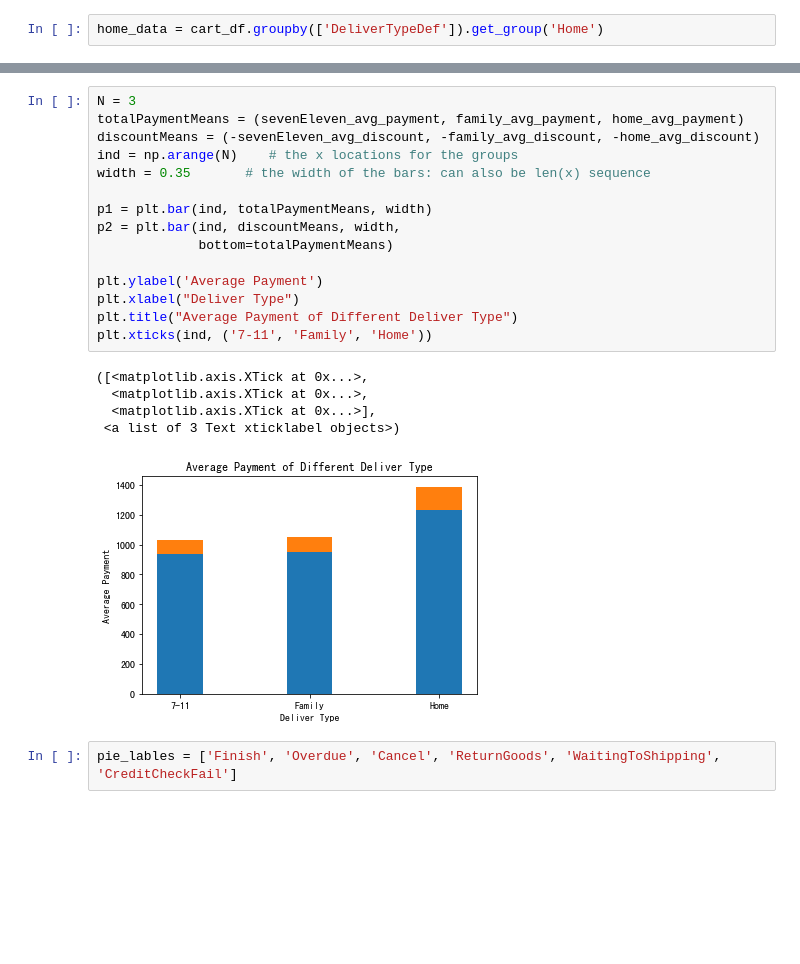
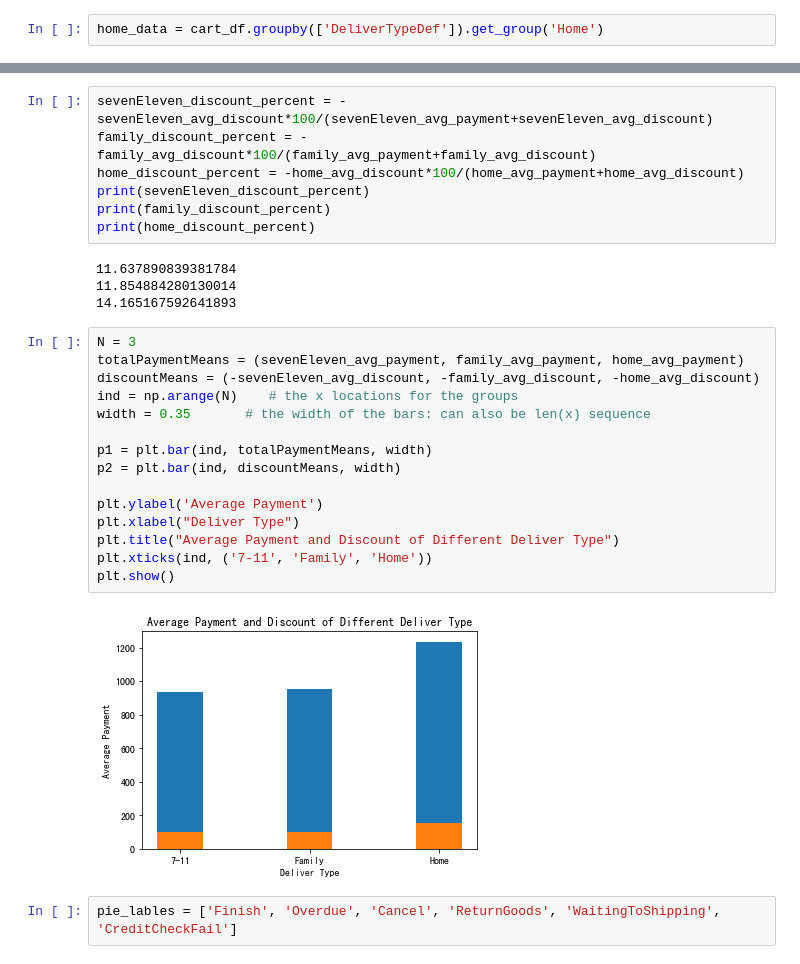
Before and after one commit to hsiehkl/NTU-CSX-Project, a Jupyter notebook: week_3/week3_HW.ipynb, the cells around one changed output, grey strips where cells are left out. Saved outputs shown, nothing was run; the diff lists cells and outputs as text; blank space fills up the shorter version.

```diff
--- a/week_3/week3_HW.ipynb
+++ b/week_3/week3_HW.ipynb
@@ -125,27 +131,34 @@ Cancel                8419
 CreditCheckFail        151
 WaitingToShipping        6
 Name: StatusDef, dtype: int64
+# %%
+sevenEleven_discount_percent = -sevenEleven_avg_discount*100/(sevenEleven_avg_payment+sevenEleven_avg_discount)
+family_discount_percent = -family_avg_discount*100/(family_avg_payment+family_avg_discount)
+home_discount_percent = -home_avg_discount*100/(home_avg_payment+home_avg_discount)
+print(sevenEleven_discount_percent)
+print(family_discount_percent)
+print(home_discount_percent)
+# %% [output]
+11.637890839381784
+11.854884280130014
+14.165167592641893
 # %%
 N = 3
 totalPaymentMeans = (sevenEleven_avg_payment, family_avg_payment, home_avg_payment)
 discountMeans = (-sevenEleven_avg_discount, -family_avg_discount, -home_avg_discount)
 ind = np.arange(N)    # the x locations for the groups
 width = 0.35       # the width of the bars: can also be len(x) sequence
 
 p1 = plt.bar(ind, totalPaymentMeans, width)
-p2 = plt.bar(ind, discountMeans, width,
-             bottom=totalPaymentMeans)
+p2 = plt.bar(ind, discountMeans, width)
 
 plt.ylabel('Average Payment')
 plt.xlabel("Deliver Type")
-plt.title("Average Payment of Different Deliver Type")
+plt.title("Average Payment and Discount of Different Deliver Type")
 plt.xticks(ind, ('7-11', 'Family', 'Home'))
+plt.show()
 # %% [output]
-([<matplotlib.axis.XTick at 0x...>,
-  <matplotlib.axis.XTick at 0x...>,
-  <matplotlib.axis.XTick at 0x...>],
- <a list of 3 Text xticklabel objects>)
-[figure, old version]
+[figure, new version]
 # %%
 pie_lables = ['Finish', 'Overdue', 'Cancel', 'ReturnGoods', 'WaitingToShipping', 'CreditCheckFail']
 # %%
```
Also changed, not shown: parts of 10 cells of this notebook.
